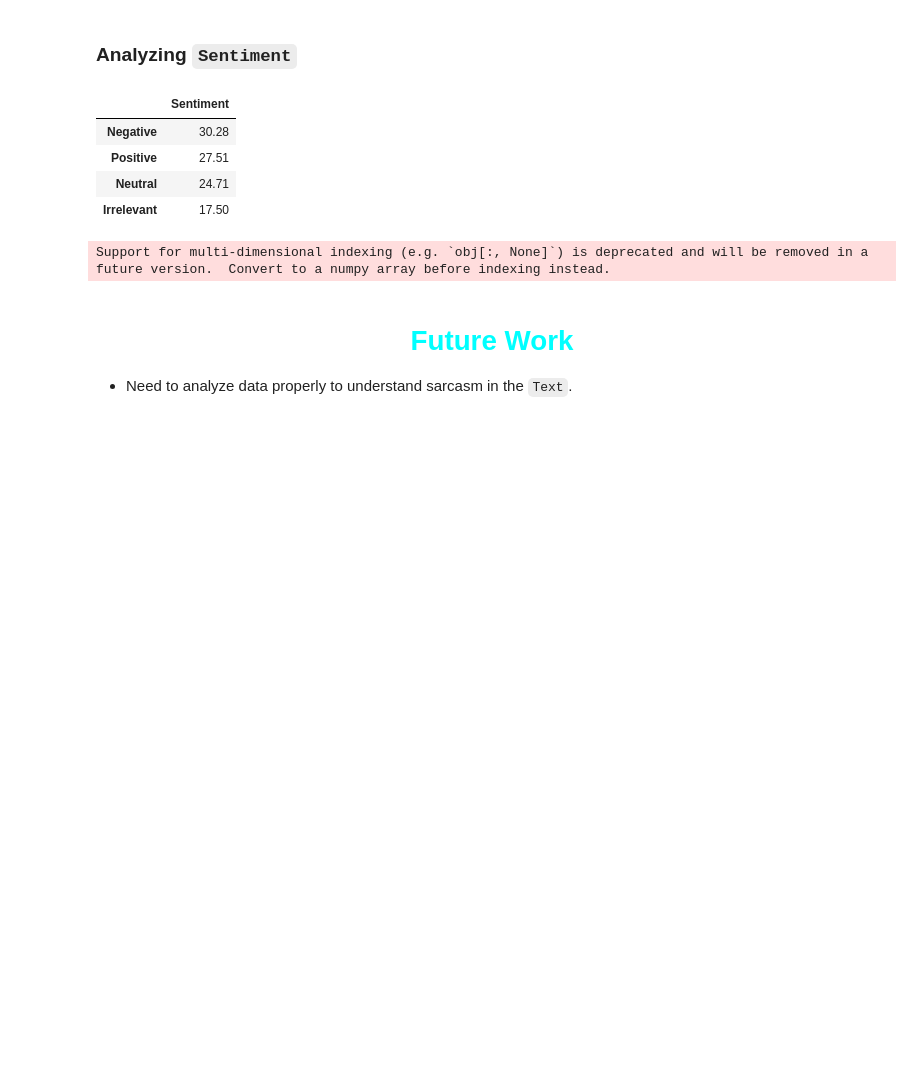
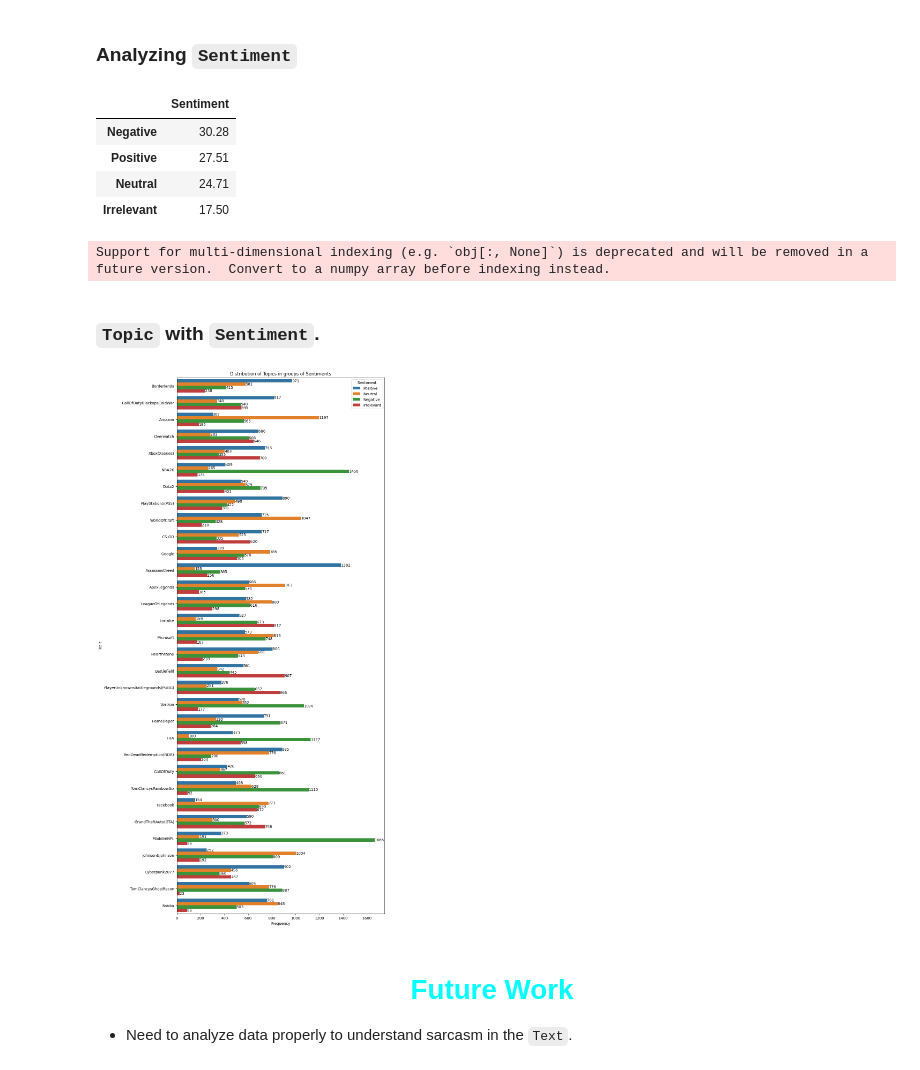
Before and after one commit to rachit-bhatt/Twitter-Sentiment-Analysis, a Jupyter notebook: Tweets-Classification.ipynb, the cells around one changed output. Drawn from its saved outputs; the diff is of its cells as text; code cells hidden in the pictures; blank space fills up the shorter version.

```diff
--- a/Tweets-Classification.ipynb
+++ b/Tweets-Classification.ipynb
@@ -408,6 +408,40 @@ pie(data_frame = data,
     names = 'Sentiment')
 # %% [output]
 Support for multi-dimensional indexing (e.g. `obj[:, None]`) is deprecated and will be removed in a future version.  Convert to a numpy array before indexing instead.
+# %% [markdown]
+### `Topic` with `Sentiment`.
+# %%
+# Plotting Proportion of Sentiments on Topics.
+
+# Chart Resolution: 1000 x 2600p
+figure(figsize = (10, 26))
+
+# Plotting chart.
+axis = countplot(data = train_dataset,
+                 y = 'Topic',
+                 hue = 'Sentiment')
+
+# Chart Decoration.
+legend(title = 'Sentiment')
+
+xlabel(xlabel = 'Frequency')
+ylabel(ylabel = 'Topic')
+
+title(label = 'Distribution of Topics in groups of Sentiments')
+
+# Adding the values on the y-axis.
+for patch in axis.patches:
+
+    # Embedding Value-Count.
+    axis.text(x = patch.get_width(),
+              y = patch.get_y() + patch.get_height() / 2,
+              s = str(int(patch.get_width())),
+              va = 'center')
+
+# Displaying the Chart.
+show()
+# %% [output]
+[figure, added]
 # %% [markdown]
 # <center><font color = '#00FFFF'>Future Work</font></center>
 - Need to analyze data properly to understand sarcasm in the `Text`.
```
Also changed, not shown: parts of 1 cell of this notebook, 1 other file.
